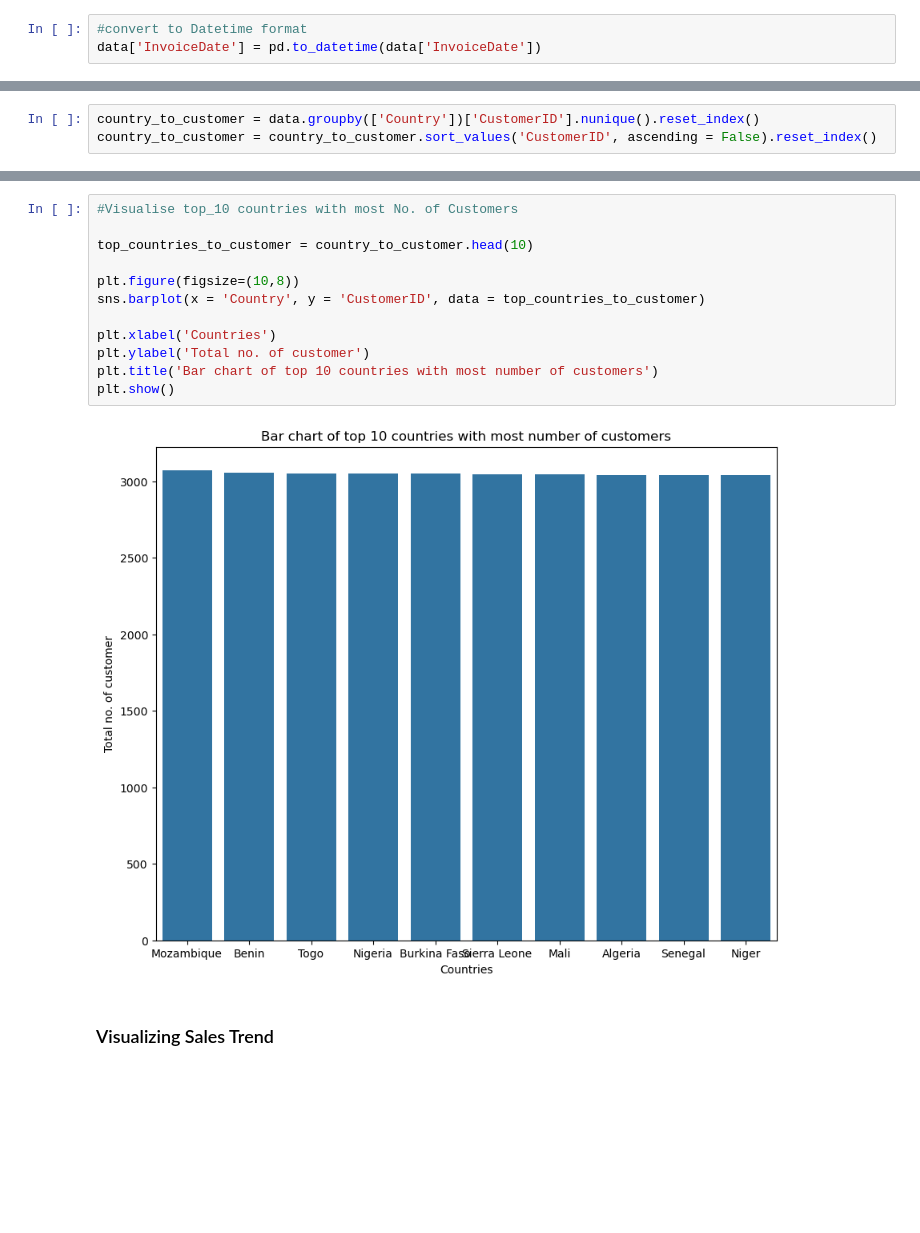
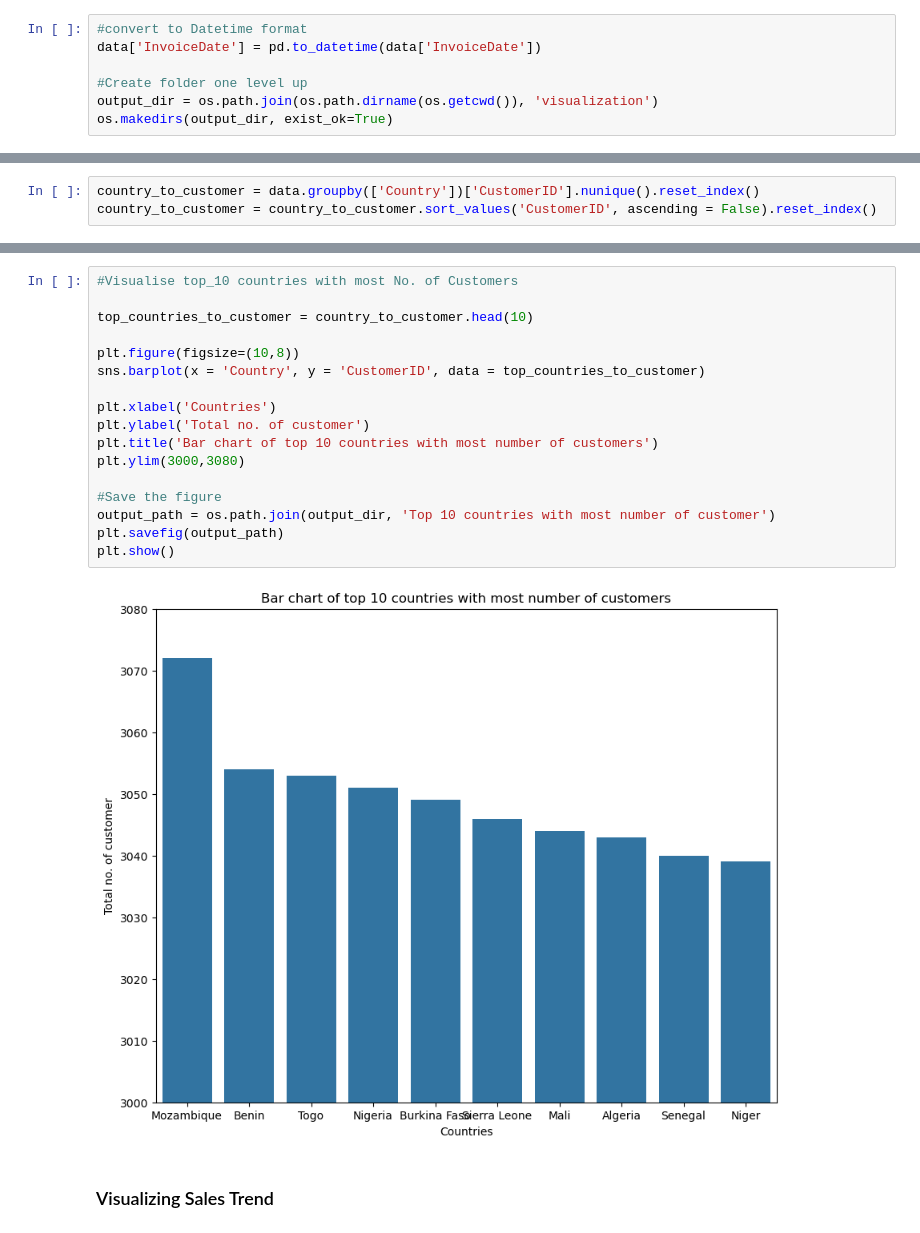
Before and after one commit to willifet/Cohort_Analysis_for_E-shop_Pro, a Jupyter notebook: Notebook/Cohort_Analysis.ipynb, the cells around one changed output, grey strips where cells are left out. Saved outputs shown, nothing was run; the diff lists cells and outputs as text; blank space fills up the shorter version.

```diff
--- a/Notebook/Cohort_Analysis.ipynb
+++ b/Notebook/Cohort_Analysis.ipynb
@@ -77,6 +78,10 @@ memory usage: 27.9+ MB
 # %%
 #convert to Datetime format
 data['InvoiceDate'] = pd.to_datetime(data['InvoiceDate'])
+
+#Create folder one level up
+output_dir = os.path.join(os.path.dirname(os.getcwd()), 'visualization')
+os.makedirs(output_dir, exist_ok=True)
 # %% [markdown]
 ### Exploratory Data Analysis
 # %%
@@ -156,17 +179,22 @@ country_to_customer.head(3)
 # %%
 #Visualise top_10 countries with most No. of Customers
 
 top_countries_to_customer = country_to_customer.head(10)
 
 plt.figure(figsize=(10,8))
 sns.barplot(x = 'Country', y = 'CustomerID', data = top_countries_to_customer)
 
 plt.xlabel('Countries')
 plt.ylabel('Total no. of customer')
 plt.title('Bar chart of top 10 countries with most number of customers')
+plt.ylim(3000,3080)
+
+#Save the figure
+output_path = os.path.join(output_dir, 'Top 10 countries with most number of customer')
+plt.savefig(output_path)
 plt.show()
 # %% [output]
-[figure, old version]
+[figure, new version]
 # %% [markdown]
 ### Visualizing Sales Trend
 # %%
```
Also changed, not shown: parts of 9 cells of this notebook, 10 other files.
